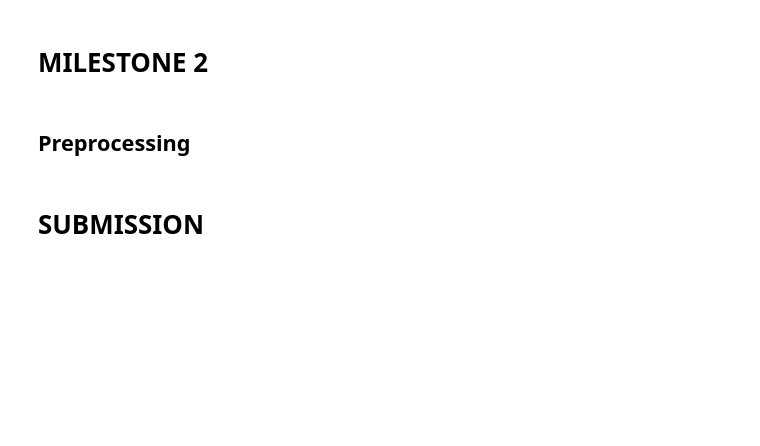
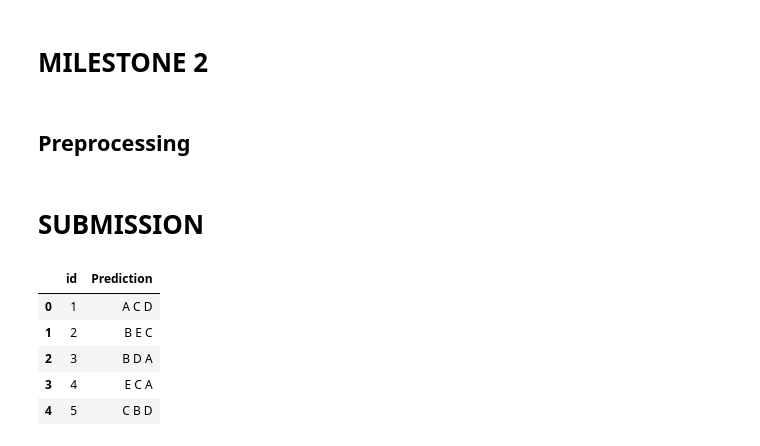
Before and after one commit to Sharan0078/dl-genai-project-26-t1, a Jupyter notebook: DL-24f3004935-notebook-t22026.ipynb, the cells around one changed output. Drawn from its saved outputs; the diff is of its cells as text; code cells hidden in the pictures; blank space fills up the shorter version.

```diff
--- a/DL-24f3004935-notebook-t22026.ipynb
+++ b/DL-24f3004935-notebook-t22026.ipynb
@@ -77,0 +604,32 @@ wandb.init(
+# %%
+model.eval()
+
+predictions = []
+
+with torch.no_grad():
+
+    for batch in test_loader:
+
+        input_ids = batch["input_ids"].to(device)
+        attention_mask = batch["attention_mask"].to(device)
+
+        logits = model(
+            input_ids=input_ids,
+            attention_mask=attention_mask
+        )
+
+        probs = torch.softmax(logits, dim=1)
+
+        top3 = torch.argsort(
+            probs,
+            dim=1,
+            descending=True
+        )[:, :3]
+
+        predictions.extend(top3.cpu().numpy())
+# %%
+final_predictions = []
+
+for pred in predictions:
+    labels = [id2label[i] for i in pred]
+    final_predictions.append(" ".join(labels))
@@ -568,3 +1169,19 @@ print(tokenizer.decode(outputs[0], skip_special_tokens=True))
 # %% [markdown]
 # SUBMISSION
+# %%
+submission = pd.DataFrame({
+    "id": test["id"],
+    "Prediction": final_predictions
+})
+
+submission.to_csv("submission.csv", index=False)
+
+submission.head()
+# %% [output]
+|  | id | Prediction |
+| 0 | 1 | A C D |
+| 1 | 2 | B E C |
+| 2 | 3 | B D A |
+| 3 | 4 | E C A |
+| 4 | 5 | C B D |
 # %%
```
Also changed, not shown: parts of 73 cells of this notebook.
